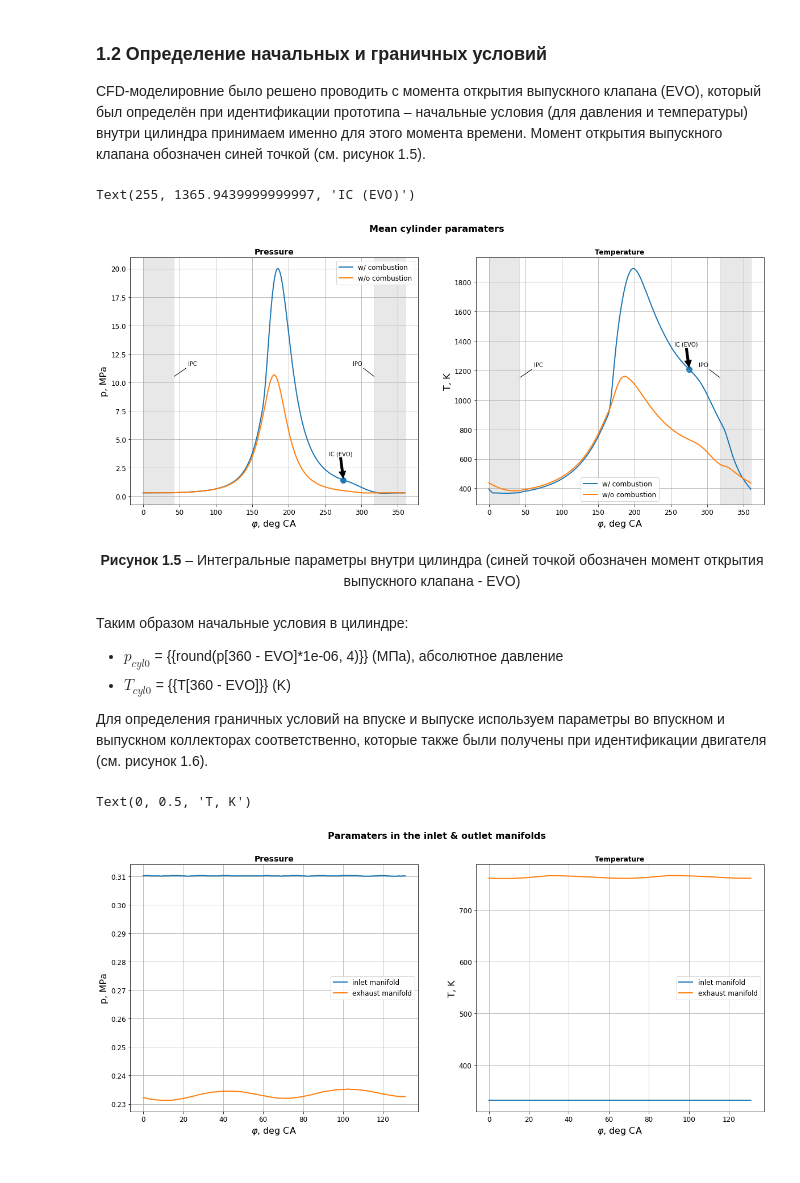
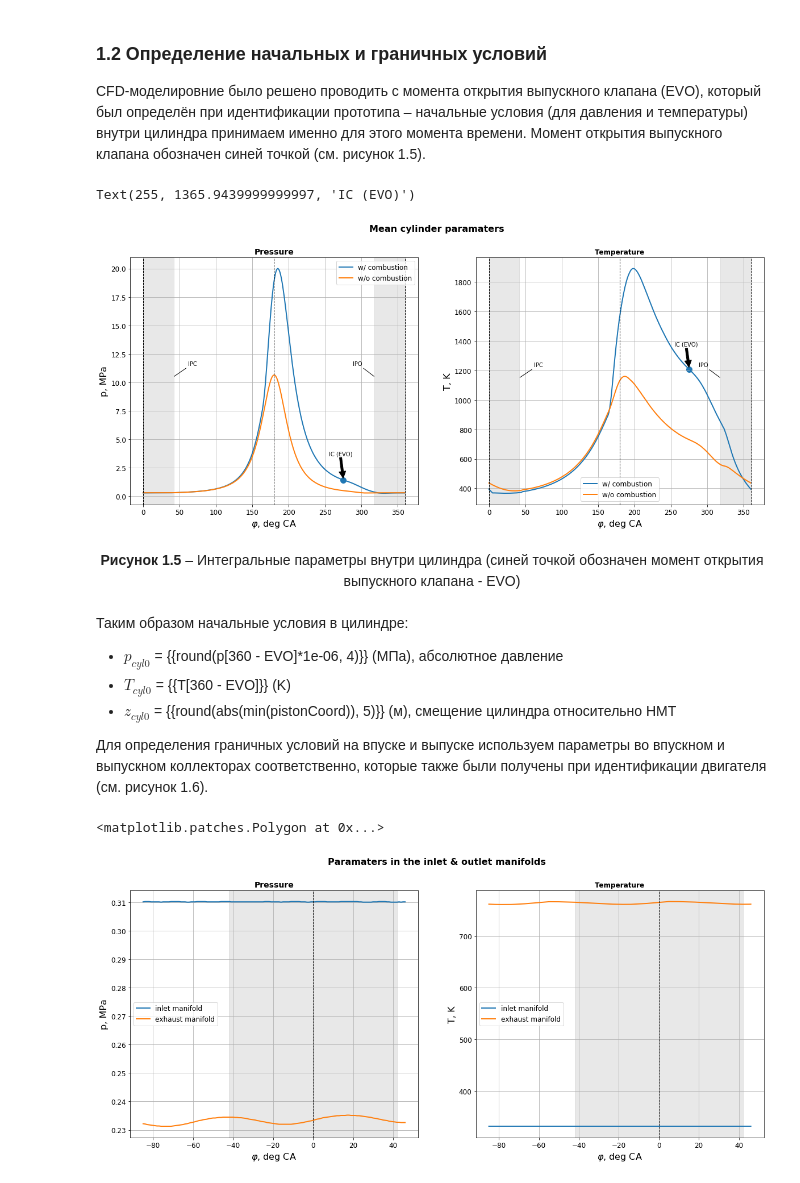
Before and after one commit to staneuski/dualFuelEngine, a Jupyter notebook: etc/FlowVision/MAN_BnW.ipynb, the cells around one changed output. Saved outputs shown, nothing was run; the diff lists cells and outputs as text; code cells hidden in the pictures.

```diff
--- a/etc/FlowVision/MAN_BnW.ipynb
+++ b/etc/FlowVision/MAN_BnW.ipynb
@@ -282,6 +292,9 @@ plt.grid( True );    plt.legend( loc = 'best', fontsize = legendFontSize )
 plt.xlabel( '$\\varphi$, deg CA', fontsize = labelFontSize )
 plt.ylabel( 'p, MPa', fontsize = labelFontSize )
 
+plt.axvline(x = 0,   color = 'black', linestyle = '--', linewidth = linewidthLight)
+plt.axvline(x = 180, color = 'black', linestyle = '--', linewidth = linewidthLight)
+plt.axvline(x = 360, color = 'black', linestyle = '--', linewidth = linewidthLight)
 plt.axvspan(0,         IPO, alpha = 0.18, color = 'grey')
 plt.axvspan(360 - IPO, 360, alpha = 0.18, color = 'grey')
 plt.annotate(
@@ -321,6 +334,9 @@ plt.grid( True );    plt.legend( loc = 'best', fontsize = legendFontSize )
 plt.xlabel( '$\\varphi$, deg CA', fontsize = labelFontSize )
 plt.ylabel( 'T, K', fontsize = labelFontSize )
 
+plt.axvline(x = 0,   color = 'black', linestyle = '--', linewidth = linewidthLight)
+plt.axvline(x = 180, color = 'black', linestyle = '--', linewidth = linewidthLight)
+plt.axvline(x = 360, color = 'black', linestyle = '--', linewidth = linewidthLight)
 plt.axvspan(0,         IPO, alpha = 0.18, color = 'grey')
 plt.axvspan(360 - IPO, 360, alpha = 0.18, color = 'grey')
 plt.annotate(
@@ -340,16 +356,17 @@ plt.annotate(
 )
 # %% [output]
 Text(255, 1365.9439999999997, 'IC (EVO)')
-[figure, old version]
+[figure, new version]
 # %% [markdown]
 <center>
-  <b> Рисунок 1.5 </b> – Интегральные параметры внутри цилиндра (синей точкой обозначен момент открытия выпускного клапана - EVO)
+    <b> Рисунок 1.5 </b> – Интегральные параметры внутри цилиндра (синей точкой обозначен момент открытия выпускного клапана - EVO)
 </center>
-<br/>
+<br>
 
 Таким образом начальные условия в цилиндре:
 - $p_{cyl0}$ = {{round(p[360 - EVO]*1e-06, 4)}} (МПа), абсолютное давление
 - $T_{cyl0}$ = {{T[360 - EVO]}} (K)
+- $z_{cyl0}$ = {{round(abs(min(pistonCoord)), 5)}} (м), смещение цилиндра относительно НМТ
 
 Для определения граничных условий на впуске и выпуске используем параметры во впускном и выпускном коллекторах соответственно, которые также были получены при идентификации двигателя (см. рисунок 1.6).
 # %%
@@ -358,43 +375,57 @@ plt.figure(
 ).suptitle(
     'Paramaters in the inlet & outlet manifolds', fontweight='bold', fontsize = titleFontSize
 )
+
+#- Pressure
 plt.subplot(121).set_title(
     'Pressure', fontweight = 'bold', fontsize = subplotFontSize
 )
 plt.plot(
+    range(-EVO, len(p_IP) - EVO),
     p_IP*1e-06,
     linewidth = linewidthHeavy,
     label = 'inlet manifold'
 )
 plt.plot(
+    range(-EVO, len(p_exhPipe) - EVO),
     p_exhPipe*1e-06,
     linewidth = linewidthHeavy,
     label = 'exhaust manifold'
 )
 plt.xticks(fontsize = ticksFontSize);    plt.yticks(fontsize = ticksFontSize)
 plt.grid( True );    plt.legend( loc = 'best', fontsize = legendFontSize )
 plt.xlabel( '$\\varphi$, deg CA', fontsize = labelFontSize )
 plt.ylabel( 'p, MPa', fontsize = labelFontSize )
 
+plt.axvline(x = 0,   color = 'black', linestyle = '--', linewidth = linewidthLight)
+plt.axvspan(-IPO, IPO, alpha = 0.18, color = 'grey')
+
+
+#- Temperature
 plt.subplot(122).set_title(
     'Temperature', fontweight = 'bold', fontsize = 12
 )
 plt.plot(
+    range(-EVO, len(T_IP) - EVO),
     T_IP,
     linewidth = linewidthHeavy,
     label = 'inlet manifold'
 )
 plt.plot(
+    range(-EVO, len(T_exhPipe) - EVO),
     T_exhPipe,
     linewidth = linewidthHeavy,
     label = 'exhaust manifold'
 )
 plt.xticks(fontsize = ticksFontSize);    plt.yticks(fontsize = ticksFontSize)
 plt.grid( True );    plt.legend( loc = 'best', fontsize = legendFontSize )
 plt.xlabel( '$\\varphi$, deg CA', fontsize = labelFontSize )
 plt.ylabel( 'T, K', fontsize = labelFontSize )
+
+plt.axvline(x = 0,   color = 'black', linestyle = '--', linewidth = linewidthLight)
+plt.axvspan(-IPO, IPO, alpha = 0.18, color = 'grey')
 # %% [output]
-Text(0, 0.5, 'T, K')
+<matplotlib.patches.Polygon at 0x...>
-[figure, old version]
+[figure, new version]
 # %% [markdown]
 <center>
```
Also changed, not shown: parts of 25 cells of this notebook, 3 other files.
